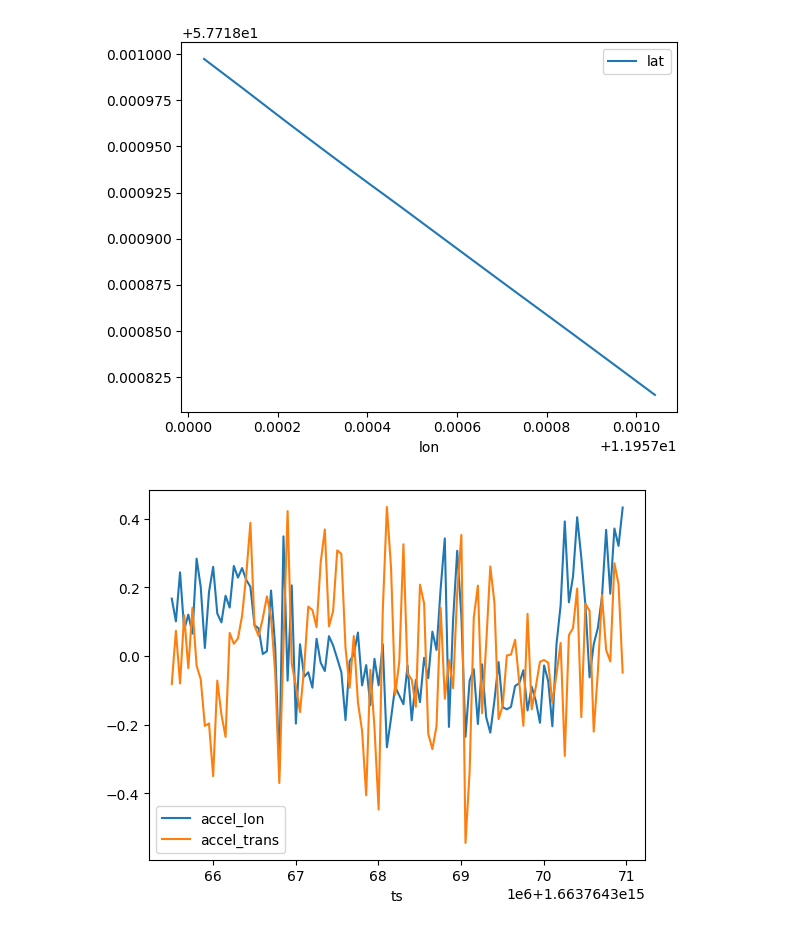
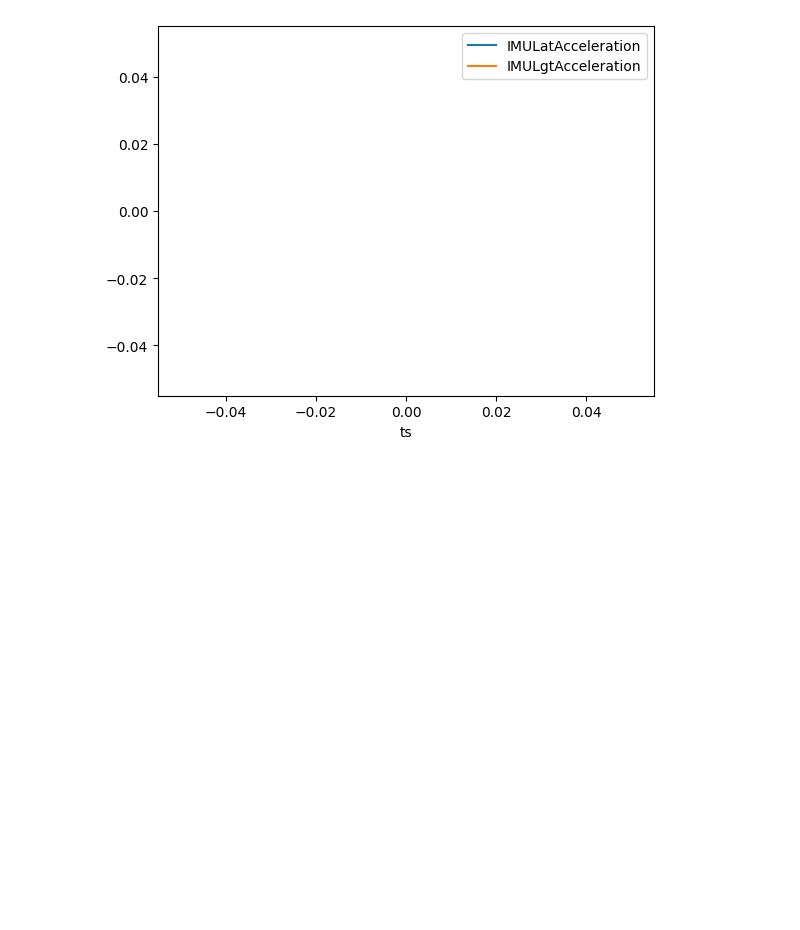
Before and after one commit to Spidergirl93/SFC_scripts, a Jupyter notebook: Cut_CSV.ipynb, the cells around one changed output. Saved outputs shown, nothing was run; the diff lists cells and outputs as text; code cells hidden in the pictures; blank space fills up the shorter version.

```diff
--- a/Cut_CSV.ipynb
+++ b/Cut_CSV.ipynb
@@ -4,8 +4,11 @@ import matplotlib.pyplot as plt
 import morton
 import base64
 # %%
-df = pd.read_csv ('../Data/Messfahrten/20220921/CSV/Testgelaende/Testgelaende_noise_LC/opendlv.device.gps.pos.Grp1Data-0.csv', sep=';', usecols = ['sampleTimeStamp.seconds','sampleTimeStamp.microseconds','lat', 'lon', 'speed', 'accel_lon', 'accel_trans', 'accel_down'])
+#df = pd.read_csv ('../Data/Messfahrten/20220921/CSV/Testgelaende/Testgelaende_noise_LC/opendlv.device.gps.pos.Grp1Data-0.csv', sep=';', usecols = ['sampleTimeStamp.seconds','sampleTimeStamp.microseconds','lat', 'lon', 'speed', 'accel_lon', 'accel_trans', 'accel_down'])
 #df.rename(columns = {'timestamp:10881:<lon>':'ts', 'accel_lon:10881:<double>':'accel_lon', 'accel_trans:10881:<double>':'accel_trans', 'accel_down:10881:<double>':'accel_down'}, inplace = True)
 
+df = pd.read_csv ('./thesis_data/data/Vehicle-IMU-Acceleration-10Hz.csv', sep=';', usecols = ['sampleTimeStamp.seconds','sampleTimeStamp.microseconds','IMULatAcceleration', 'IMULgtAcceleration', 'IMUVerAcceleration'])
+
 df['ts'] = (df['sampleTimeStamp.seconds']*1000000)+df['sampleTimeStamp.microseconds']
+df['ts'] = (df['sampleTimeStamp.seconds']*1000000)+df['sampleTimeStamp.microseconds']
 # %%
@@ -70,15 +69,15 @@ dff = df[(df['ts'] > time_stamp + 5500000) & (df['ts'] < time_stamp + 11000000)]
 #dff = df[(df['morton'] > 26776019010)]
 #dff = df
 # %%
-dff.plot(x = 'lon', y = 'lat')
+# dff.plot(x = 'lon', y = 'lat')   wat is thiiiiiiiiiiiis
 plt.show()
-dff.plot(x = 'ts', y=['accel_lon', 'accel_trans'] )
+#dff.plot(x = 'ts', y=['accel_lon', 'accel_trans'] )
+dff.plot(x = 'ts', y=['IMULatAcceleration', 'IMULgtAcceleration'] )
 #for idx, row in label.iterrows():
 #    plt.annotate(row['label'], (row['ts'], 2.5), rotation=60)
 plt.show()
 # %% [output]
-[figure, old version]
+[figure, new version]
-[figure, removed]
 # %%
 dff = dff.drop(columns=['ts'])
 # %%
```
Also changed, not shown: parts of 5 cells of this notebook, 32 other files.
